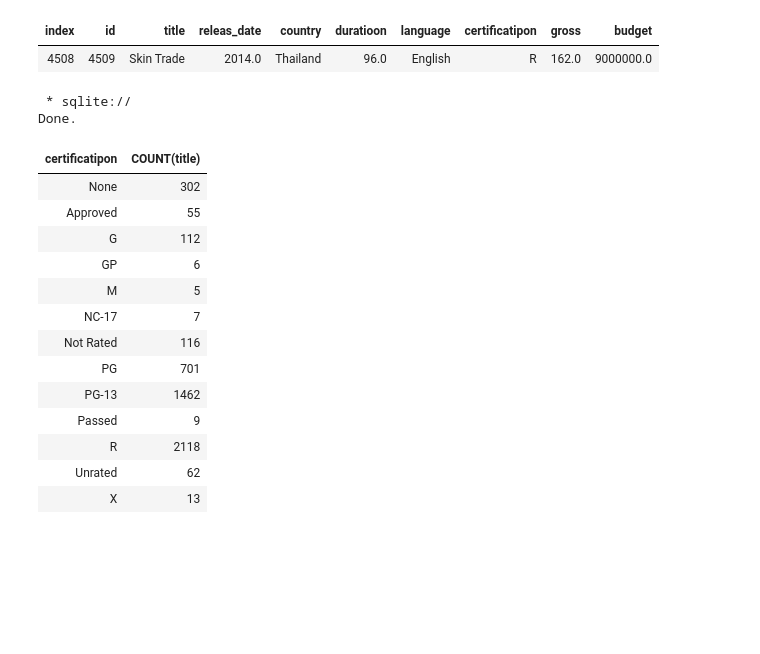
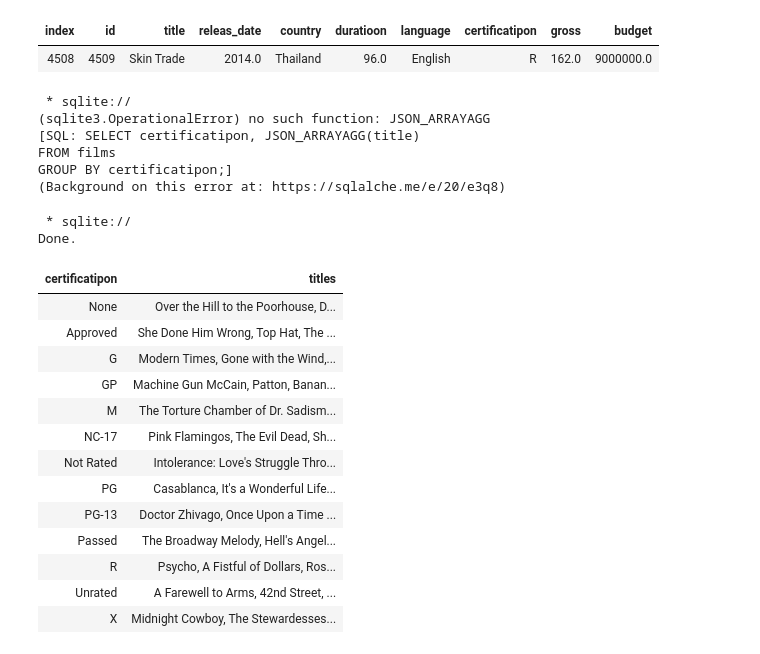
Before and after one commit to UznetDev/Data-science-home-work, a Jupyter notebook: 20_Avg_2024.ipynb, the cells around one changed output. Saved outputs shown, nothing was run; the diff lists cells and outputs as text; code cells hidden in the pictures; blank space fills up the shorter version.

```diff
--- a/20_Avg_2024.ipynb
+++ b/20_Avg_2024.ipynb
@@ -196,23 +196,35 @@ Done.
 | 4508 | 4509 | Skin Trade | 2014.0 | Thailand | 96.0 | English | R | 162.0 | 9000000.0 |
 # %%
 %%sql
-SELECT certificatipon, COUNT(title)
+SELECT certificatipon, JSON_ARRAYAGG(title)
 FROM films
 GROUP BY certificatipon;
 # %% [output]
  * sqlite://
-Done.
+(sqlite3.OperationalError) no such function: JSON_ARRAYAGG
+[SQL: SELECT certificatipon, JSON_ARRAYAGG(title)
+FROM films
+GROUP BY certificatipon;]
+(Background on this error at: https://sqlalche.me/e/20/e3q8)
-| certificatipon | COUNT(title) |
-| None | 302 |
-| Approved | 55 |
-| G | 112 |
-| GP | 6 |
-| M | 5 |
-| NC-17 | 7 |
-| Not Rated | 116 |
-| PG | 701 |
-| PG-13 | 1462 |
-| Passed | 9 |
-| R | 2118 |
-| Unrated | 62 |
-| X | 13 |
+# %%
+%%sql
+SELECT certificatipon, GROUP_CONCAT(title, ', ') AS titles
+FROM films
+GROUP BY certificatipon;
+# %% [output]
+ * sqlite://
+Done.
+| certificatipon | titles |
+| None | Over the Hill to the Poorhouse, D... |
+| Approved | She Done Him Wrong, Top Hat, The ... |
+| G | Modern Times, Gone with the Wind,... |
+| GP | Machine Gun McCain, Patton, Banan... |
+| M | The Torture Chamber of Dr. Sadism... |
+| NC-17 | Pink Flamingos, The Evil Dead, Sh... |
+| Not Rated | Intolerance: Love's Struggle Thro... |
+| PG | Casablanca, It's a Wonderful Life... |
+| PG-13 | Doctor Zhivago, Once Upon a Time ... |
+| Passed | The Broadway Melody, Hell's Angel... |
+| R | Psycho, A Fistful of Dollars, Ros... |
+| Unrated | A Farewell to Arms, 42nd Street, ... |
+| X | Midnight Cowboy, The Stewardesses... |
```
Also changed, not shown: parts of 1 cell of this notebook.
